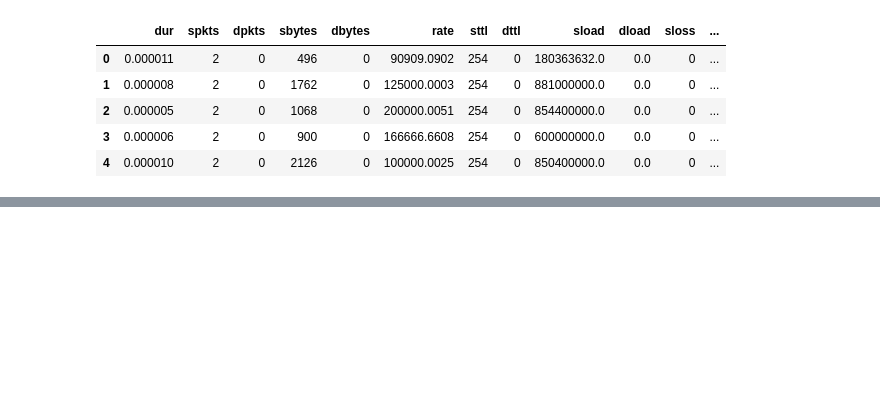
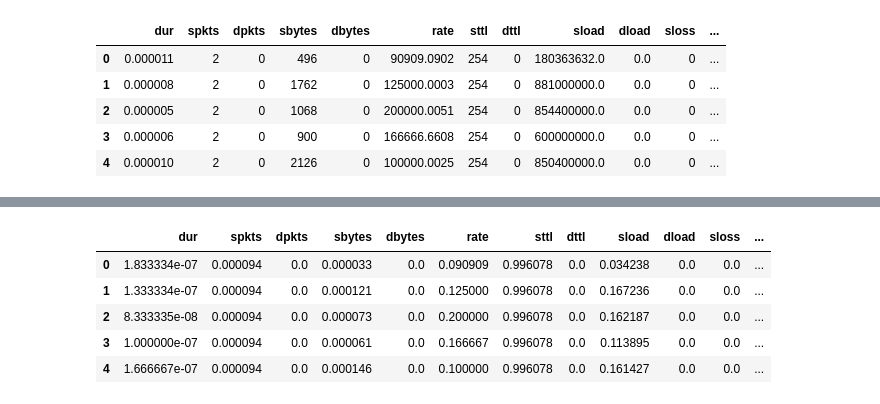
Before and after one commit to BanishedWay/paper_reproduction, a Jupyter notebook: BEGAN/data.ipynb, the cells around one changed output, grey strips where cells are left out. Saved outputs shown, nothing was run; the diff lists cells and outputs as text; code cells hidden in the pictures; blank space fills up the shorter version.

```diff
--- a/BEGAN/data.ipynb
+++ b/BEGAN/data.ipynb
@@ -90,7 +99,7 @@ def one_hot_encode(data, column):
     data = data.drop(column, axis=1)
     return data
 # %%
-categorical_columns = ["proto", "service", "state"]
+categorical_columns = ["proto", "service", "state", "attack_cat"]
 
 # data = one_hot_encode(data, "proto")
 # print(data.head())
@@ -141,0 +151,14 @@ data
+# %%
+# 将bool型数据转换为int型，其余类型不变
+for column in data.columns:
+    if data[column].dtype == 'bool':
+        data[column] = data[column].astype(int)
+# %%
+data.head()
+# %% [output]
+|  | dur | spkts | dpkts | sbytes | dbytes | rate | sttl | dttl | sload | dload | sloss | ... |
+| 0 | 1.833334e-07 | 0.000094 | 0.0 | 0.000033 | 0.0 | 0.090909 | 0.996078 | 0.0 | 0.034238 | 0.0 | 0.0 | ... |
+| 1 | 1.333334e-07 | 0.000094 | 0.0 | 0.000121 | 0.0 | 0.125000 | 0.996078 | 0.0 | 0.167236 | 0.0 | 0.0 | ... |
+| 2 | 8.333335e-08 | 0.000094 | 0.0 | 0.000073 | 0.0 | 0.200000 | 0.996078 | 0.0 | 0.162187 | 0.0 | 0.0 | ... |
+| 3 | 1.000000e-07 | 0.000094 | 0.0 | 0.000061 | 0.0 | 0.166667 | 0.996078 | 0.0 | 0.113895 | 0.0 | 0.0 | ... |
+| 4 | 1.666667e-07 | 0.000094 | 0.0 | 0.000146 | 0.0 | 0.100000 | 0.996078 | 0.0 | 0.161427 | 0.0 | 0.0 | ... |
```
Also changed, not shown: parts of 4 cells of this notebook.
